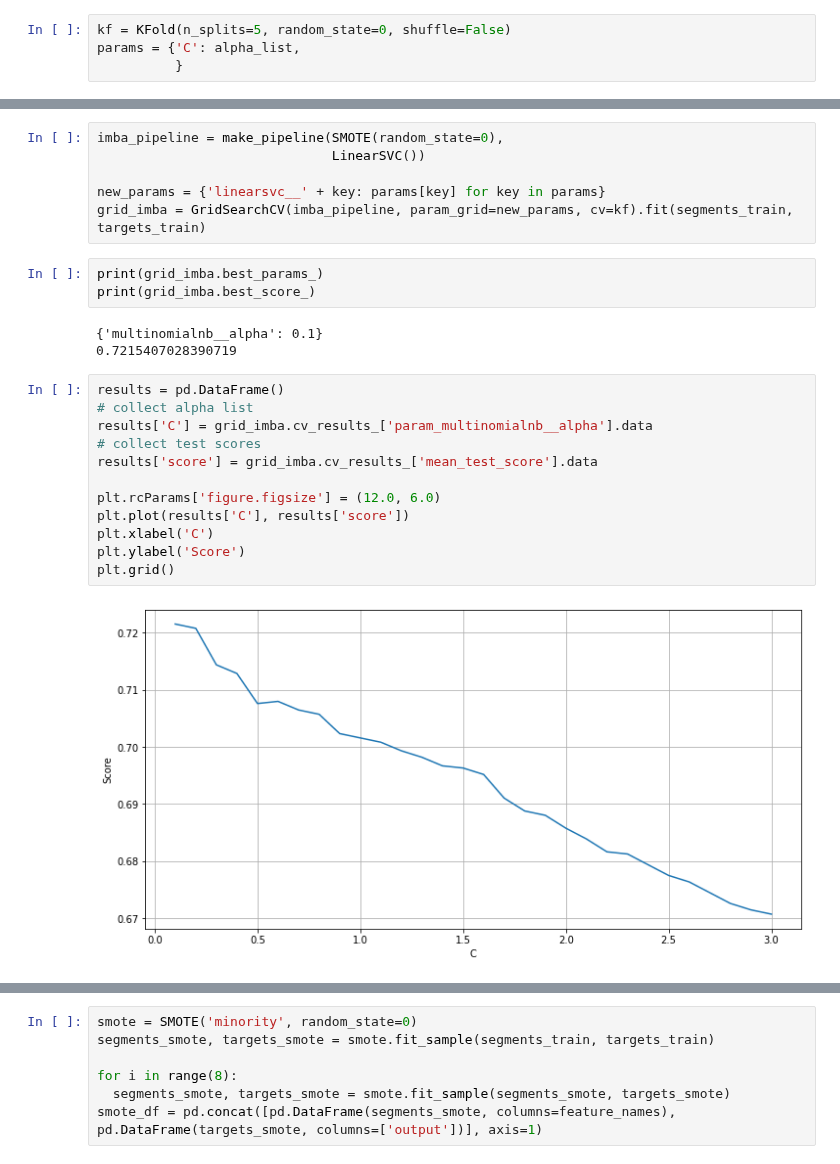
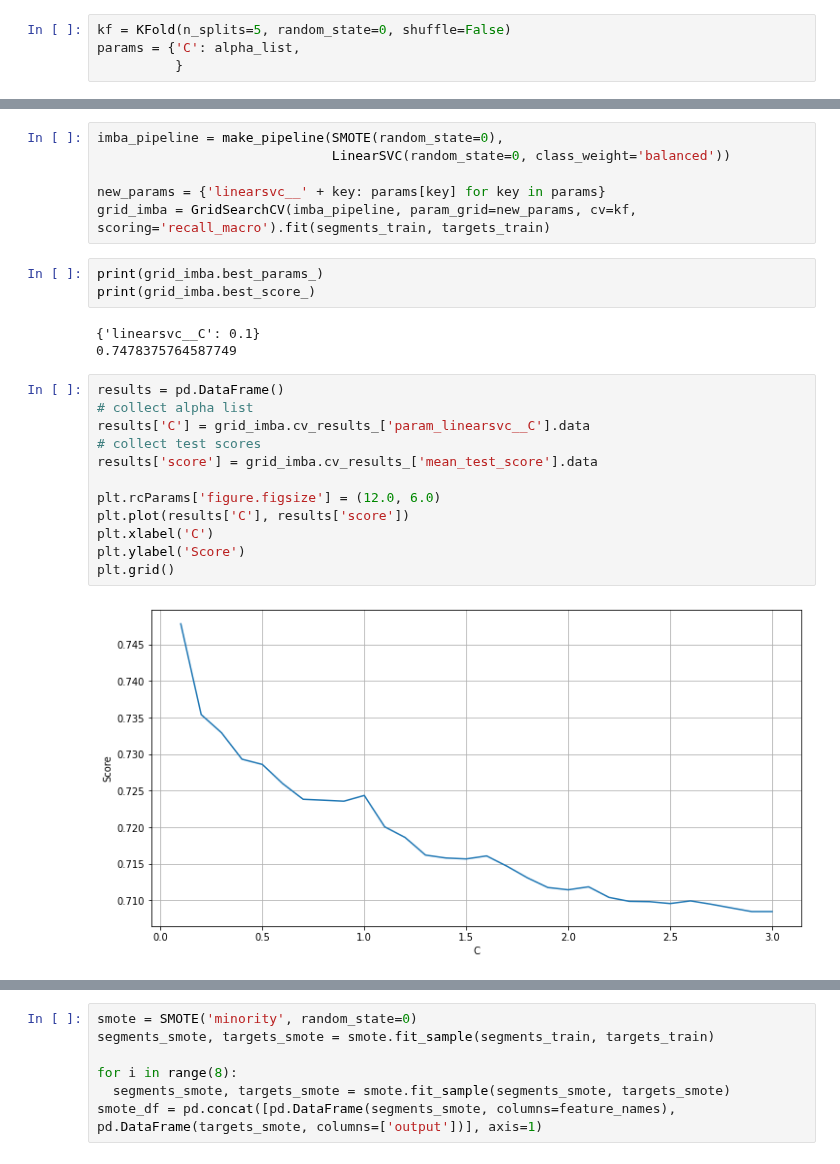
Before and after one commit to bachhvu/Policy-NLP, a Jupyter notebook: Model_Development.ipynb, the cells around one changed output, grey strips where cells are left out. Cells and saved outputs as stored; diff of their text form.

```diff
--- a/Model_Development.ipynb
+++ b/Model_Development.ipynb
@@ -223,27 +223,27 @@ International and Specific Audiences       0.80      0.84      0.82        79
 # %%
 imba_pipeline = make_pipeline(SMOTE(random_state=0),
-                              LinearSVC())
+                              LinearSVC(random_state=0, class_weight='balanced'))
 
 new_params = {'linearsvc__' + key: params[key] for key in params}
-grid_imba = GridSearchCV(imba_pipeline, param_grid=new_params, cv=kf).fit(segments_train, targets_train)
+grid_imba = GridSearchCV(imba_pipeline, param_grid=new_params, cv=kf, scoring='recall_macro').fit(segments_train, targets_train)
 # %%
 print(grid_imba.best_params_)
 print(grid_imba.best_score_)
 # %% [output]
-{'multinomialnb__alpha': 0.1}
-0.7215407028390719
+{'linearsvc__C': 0.1}
+0.7478375764587749
 # %%
 results = pd.DataFrame()
 # collect alpha list
-results['C'] = grid_imba.cv_results_['param_multinomialnb__alpha'].data
+results['C'] = grid_imba.cv_results_['param_linearsvc__C'].data
 # collect test scores
 results['score'] = grid_imba.cv_results_['mean_test_score'].data
 
 plt.rcParams['figure.figsize'] = (12.0, 6.0)
 plt.plot(results['C'], results['score'])
 plt.xlabel('C')
 plt.ylabel('Score')
 plt.grid()
 # %% [output]
-[figure, old version]
+[figure, new version]
 # %%
```
Also changed, not shown: parts of 8 cells of this notebook.
